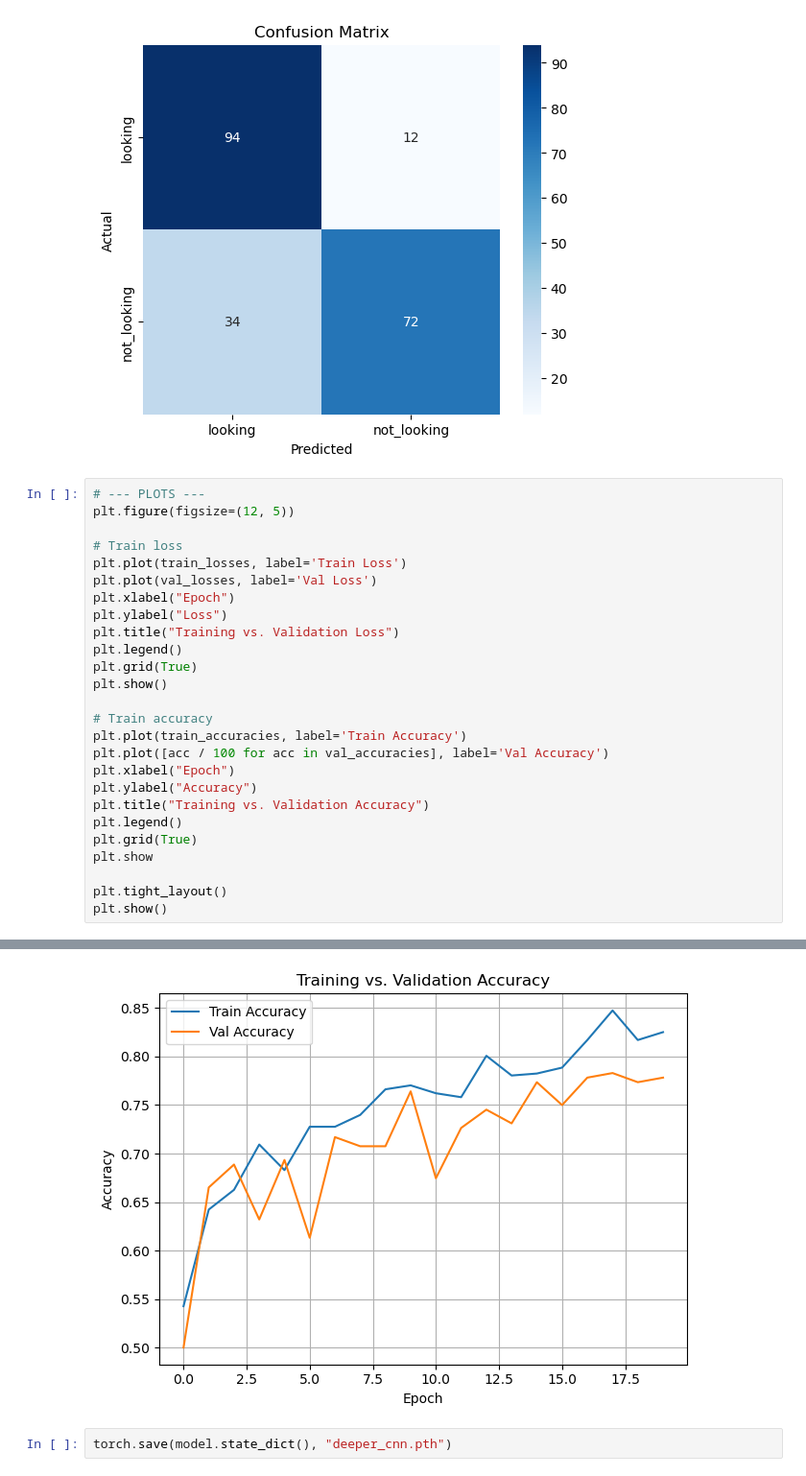
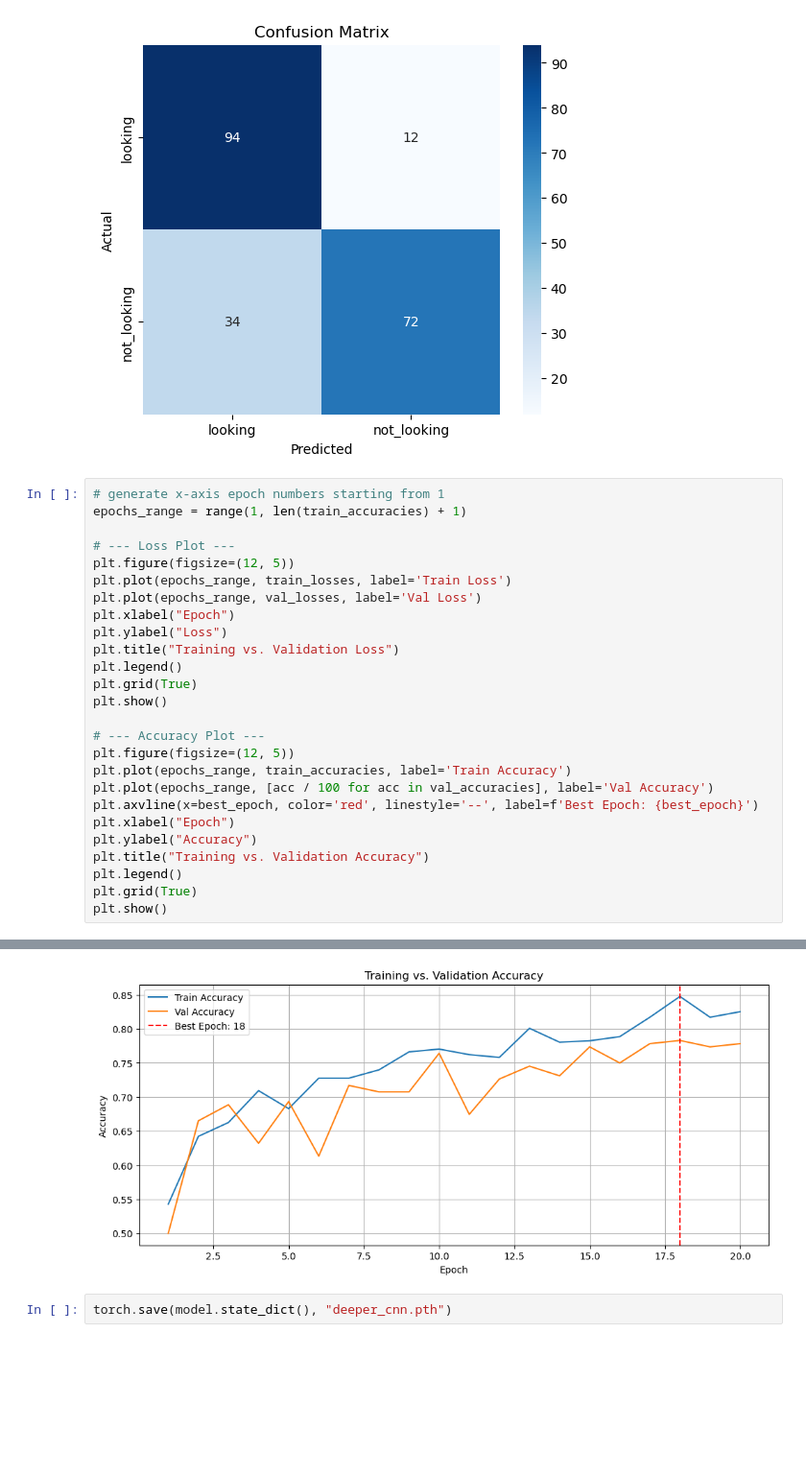
Before and after one commit to fahrel-fh2206836/helmet-pose-detector, a Jupyter notebook: Deeper-CNN.ipynb, the cells around one changed output, grey strips where cells are left out. Shown at 96% size. Cells and saved outputs as stored; diff of their text form; blank space fills up the shorter version.

```diff
--- a/Deeper-CNN.ipynb
+++ b/Deeper-CNN.ipynb
@@ -595,12 +595,13 @@ plt.show()
 # %% [output]
 [figure]
 # %%
-# --- PLOTS ---
+# generate x-axis epoch numbers starting from 1
+epochs_range = range(1, len(train_accuracies) + 1)
+
+# --- Loss Plot ---
 plt.figure(figsize=(12, 5))
-
-# Train loss
-plt.plot(train_losses, label='Train Loss')
-plt.plot(val_losses, label='Val Loss')
+plt.plot(epochs_range, train_losses, label='Train Loss')
+plt.plot(epochs_range, val_losses, label='Val Loss')
 plt.xlabel("Epoch")
 plt.ylabel("Loss")
 plt.title("Training vs. Validation Loss")
@@ -608,16 +609,15 @@ plt.legend()
 plt.grid(True)
 plt.show()
 
-# Train accuracy
-plt.plot(train_accuracies, label='Train Accuracy')
-plt.plot([acc / 100 for acc in val_accuracies], label='Val Accuracy')
+# --- Accuracy Plot ---
+plt.figure(figsize=(12, 5))
+plt.plot(epochs_range, train_accuracies, label='Train Accuracy')
+plt.plot(epochs_range, [acc / 100 for acc in val_accuracies], label='Val Accuracy')
+plt.axvline(x=best_epoch, color='red', linestyle='--', label=f'Best Epoch: {best_epoch}')
 plt.xlabel("Epoch")
 plt.ylabel("Accuracy")
 plt.title("Training vs. Validation Accuracy")
 plt.legend()
 plt.grid(True)
-plt.show
-
-plt.tight_layout()
 plt.show()
 # %% [output]
@@ -625,3 +625,3 @@ plt.show()
-[figure, old version]
+[figure, new version]
 # %%
 torch.save(model.state_dict(), "deeper_cnn.pth")
```
Also changed, not shown: parts of 1 cell of this notebook, 1 other file.
